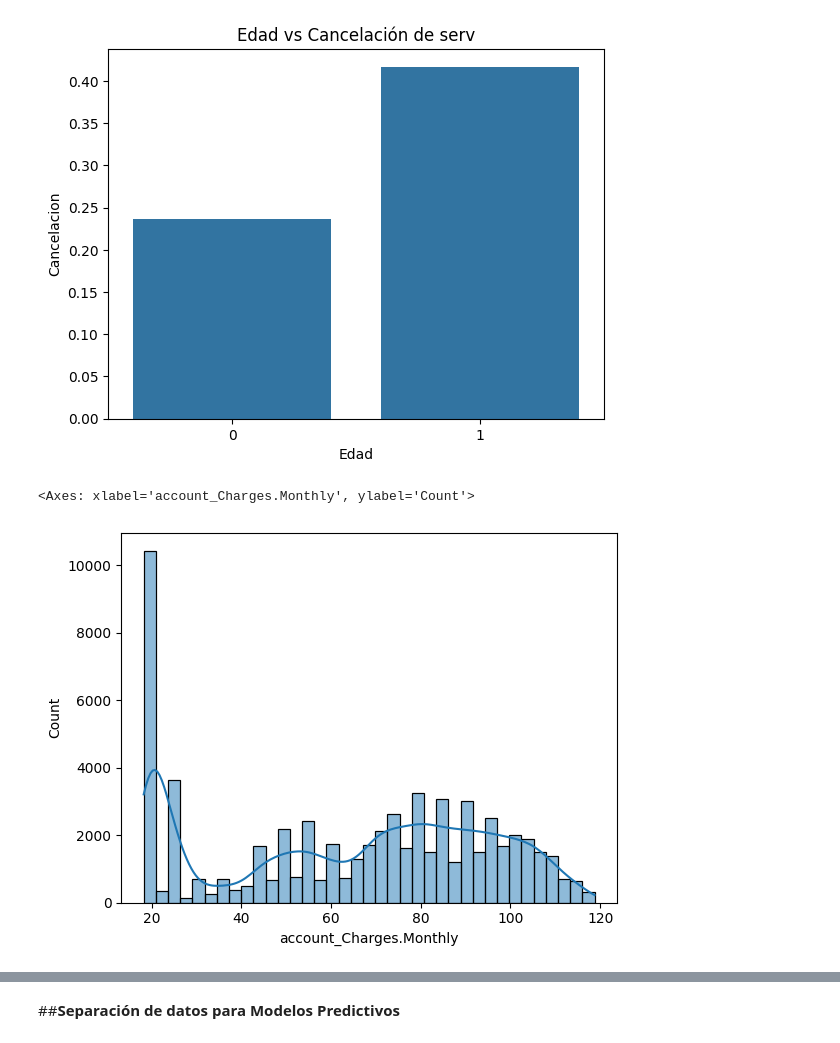
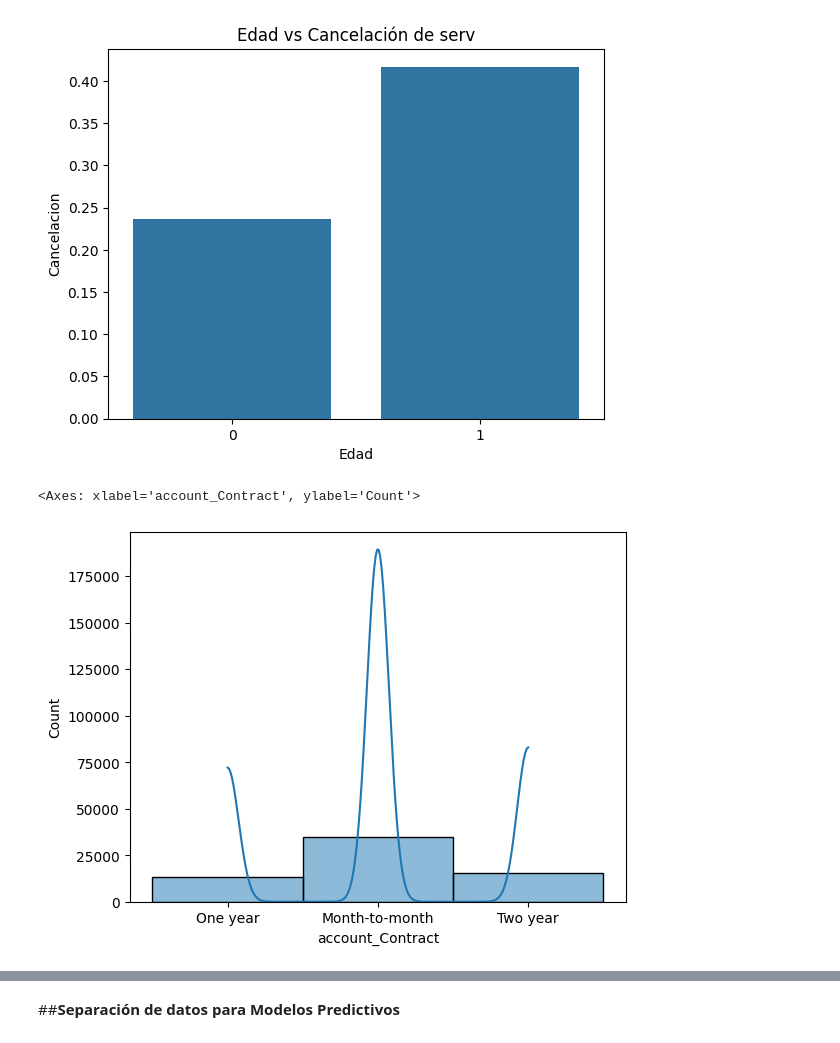
Before and after one commit to Nore-gibhub/Challenge3_TelecomX_part2, a Jupyter notebook: challenge3.ipynb, the cells around one changed output, grey strips where cells are left out. Saved outputs shown, nothing was run; the diff lists cells and outputs as text; code cells hidden in the pictures.

```diff
--- a/challenge3.ipynb
+++ b/challenge3.ipynb
@@ -292,7 +292,7 @@ plt.show()
 # %% [output]
 [figure]
 # %%
-sns.histplot(data=df_datos,x='account_Charges.Monthly',kde=True)
+sns.histplot(data=df_datos,x='account_Contract',kde=True)
 # %% [output]
-<Axes: xlabel='account_Charges.Monthly', ylabel='Count'>
+<Axes: xlabel='account_Contract', ylabel='Count'>
-[figure, old version]
+[figure, new version]
```
Also changed, not shown: parts of 2 cells of this notebook.
